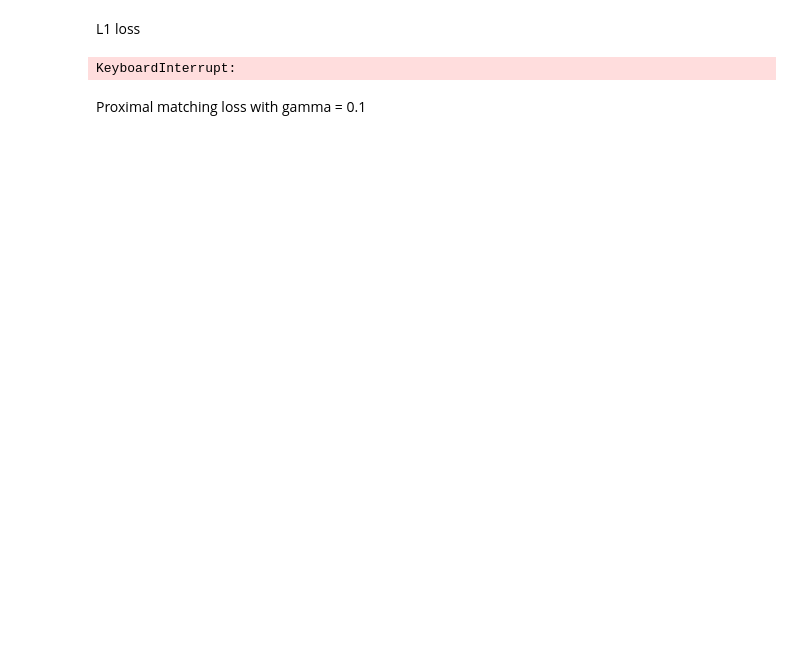
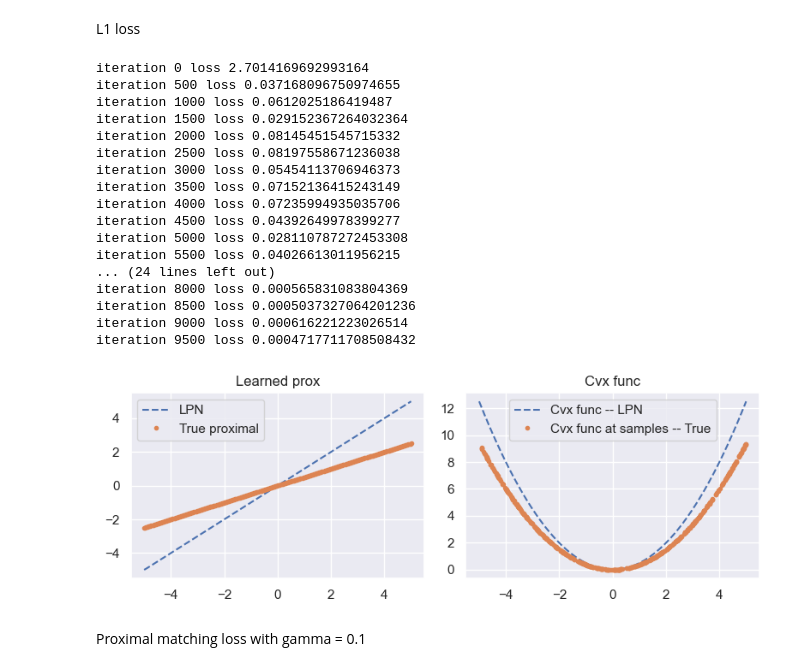
Before and after one commit to Gabriel-P-Langlois/lpn_for_nonconvex_control, a Jupyter notebook: exps/_hjpdes_experiments/exp_0_diagnostic_tikhonov.ipynb, the cells around one changed output. Saved outputs shown, nothing was run; the diff lists cells and outputs as text; code cells hidden in the pictures; blank space fills up the shorter version.

```diff
--- a/exps/_hjpdes_experiments/exp_0_diagnostic_tikhonov.ipynb
+++ b/exps/_hjpdes_experiments/exp_0_diagnostic_tikhonov.ipynb
@@ -258,25 +261,42 @@ L1 loss
 # %%
 # Initialize
 lpn_model = LPN(in_dim=1, hidden=hidden, layers=layers, beta=beta).to(device)
 optimizer = torch.optim.Adam(lpn_model.parameters(), lr=1e-3)
 loss_type = 1
 
 # Train for 10000 iterations
-for i in range(20000):
+for i in range(10000):
     single_iteration(i, ysamples, Sysamples, K, optimizer, loss_type)
 
 for g in optimizer.param_groups:
     g["lr"] = 1e-5
 
-for i in range(20000):
+for i in range(10000):
     single_iteration(i, ysamples, Sysamples, K, optimizer, loss_type)
 
 # save the model
 torch.save(lpn_model.state_dict(), os.path.join(MODEL_DIR, "l1.pth"))
 
 plot_all(lpn_model,ysamples,Sysamples,Jysamples,alpha)
 # %% [output]
-KeyboardInterrupt:
+iteration 0 loss 2.7014169692993164
+iteration 500 loss 0.037168096750974655
+iteration 1000 loss 0.0612025186419487
+iteration 1500 loss 0.029152367264032364
+iteration 2000 loss 0.08145451545715332
+iteration 2500 loss 0.08197558671236038
+iteration 3000 loss 0.05454113706946373
+iteration 3500 loss 0.07152136415243149
+iteration 4000 loss 0.07235994935035706
+iteration 4500 loss 0.04392649978399277
+iteration 5000 loss 0.028110787272453308
+iteration 5500 loss 0.04026613011956215
+... (24 lines left out)
+iteration 8000 loss 0.000565831083804369
+iteration 8500 loss 0.0005037327064201236
+iteration 9000 loss 0.000616221223026514
+iteration 9500 loss 0.0004717711708508432
+[figure, added]
 # %% [markdown]
 Proximal matching loss with gamma = 0.1
 # %%
```
Also changed, not shown: parts of 6 cells of this notebook, 4 other files.
